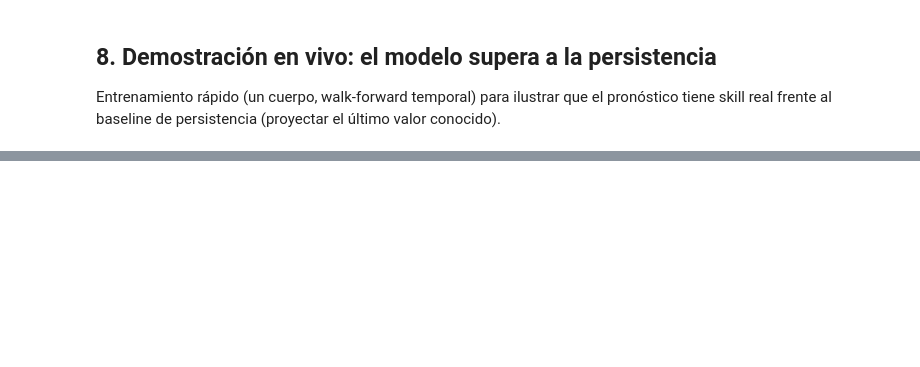
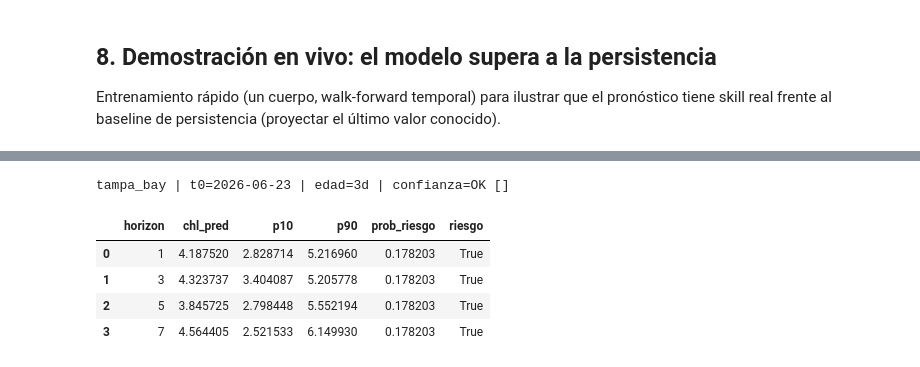
Before and after one commit to CarlosTorres6969/tesis-habs-forecast, a Jupyter notebook: habs_forecast/Modelo_HABs_limpio.ipynb, the cells around one changed output, grey strips where cells are left out. Cells and saved outputs as stored; diff of their text form; code cells hidden in the pictures; blank space fills up the shorter version.

```diff
--- a/habs_forecast/Modelo_HABs_limpio.ipynb
+++ b/habs_forecast/Modelo_HABs_limpio.ipynb
@@ -180,0 +195,14 @@ Skill = +0.10  (>0 => mejor que persistencia)
+# %%
+from predict import forecast_body
+import guards
+fc = forecast_body("tampa_bay")                      # último t0 disponible (solo datos <= t0)
+conf, flags, age = guards.evaluate_guards("tampa_bay", fc["t0"], fc["n_water_px"])
+print(f"tampa_bay | t0={fc['t0'].date()} | edad={age}d | confianza={conf} {flags}")
+display(pd.DataFrame(fc["horizons"])[["horizon","chl_pred","p10","p90","prob_riesgo","riesgo"]])
+# %% [output]
+tampa_bay | t0=2026-06-23 | edad=3d | confianza=OK []
+|  | horizon | chl_pred | p10 | p90 | prob_riesgo | riesgo |
+| 0 | 1 | 4.187520 | 2.828714 | 5.216960 | 0.178203 | True |
+| 1 | 3 | 4.323737 | 3.404087 | 5.205778 | 0.178203 | True |
+| 2 | 5 | 3.845725 | 2.798448 | 5.552194 | 0.178203 | True |
+| 3 | 7 | 4.564405 | 2.521533 | 6.149930 | 0.178203 | True |
```
Also changed, not shown: parts of 13 cells of this notebook, 1 other file.
